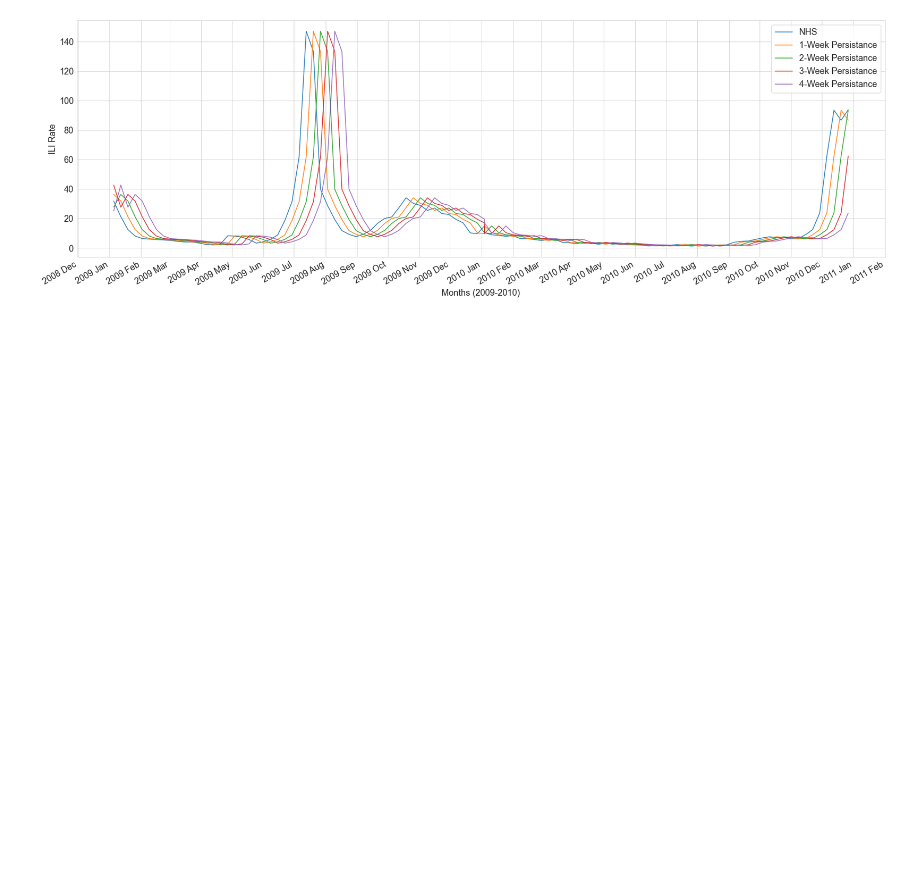
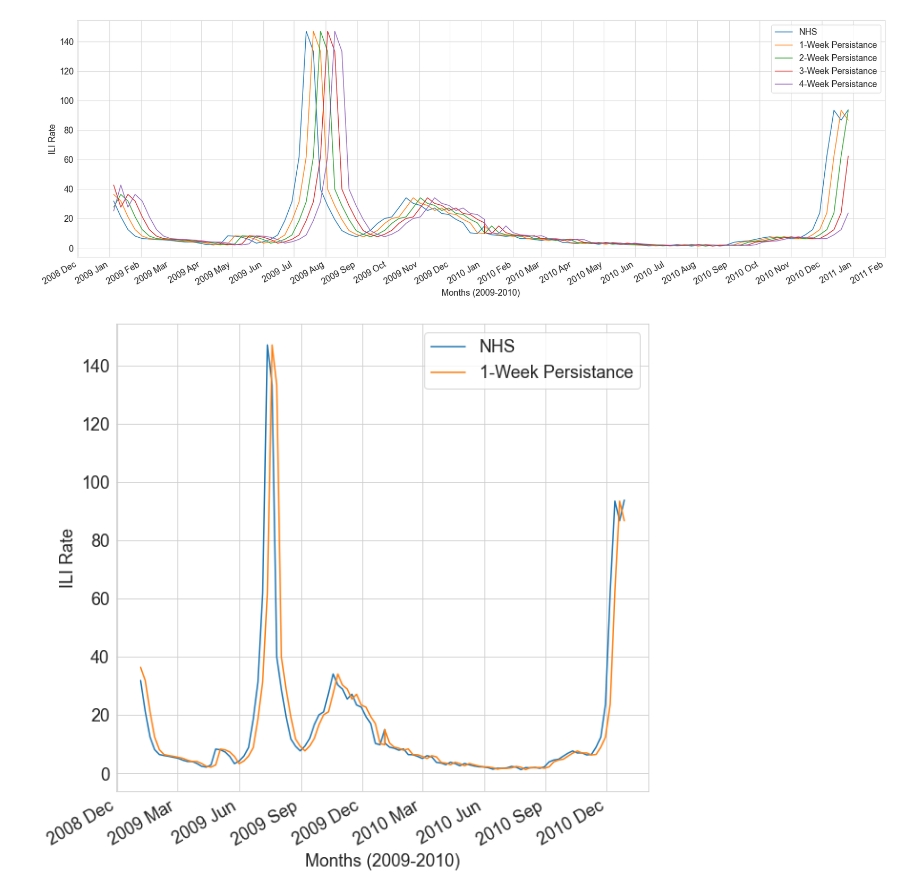
Before and after one commit to Influenza-Forecasting-Using-Online-Data/influenza-forecasting, a Jupyter notebook: baseline_plots.ipynb, the cells around one changed output. Saved outputs shown, nothing was run; the diff lists cells and outputs as text; code cells hidden in the pictures; blank space fills up the shorter version.

```diff
--- a/baseline_plots.ipynb
+++ b/baseline_plots.ipynb
@@ -34,13 +34,13 @@ df_with_4week_baseline = create_baseline(df, 4)
 def plot_multiple_in_year_range(data, *additional_data, year_range=[2004, 2018], labels=[]):
     year_range_query = 'year >= ' + str(year_range[0]) + ' and year <= ' + str(year_range[1])
 
-    fig, ax = plt.subplots(figsize=(30, 10))
+    fig, ax = plt.subplots(figsize=(10, 10))
 
     data.query(year_range_query).plot(x='year week', y='Disease Rate', x_compat=True, ax=ax)
     for d in additional_data:
         d.query(year_range_query).plot(x='year week', y='Predicted Rate', x_compat=True, ax=ax)
 
-    ax.xaxis.set_major_locator(mdates.MonthLocator(bymonthday=1))
+    ax.xaxis.set_major_locator(mdates.MonthLocator(bymonthday=1, interval = 3))
     ax.xaxis.set_major_formatter(mdates.DateFormatter('%Y %b'))
 
     plt.xticks(fontsize=18)
@@ -66,3 +66,10 @@ plot_multiple_in_year_range(df, df_with_1week_baseline, df_with_2week_baseline,
                            )
 # %% [output]
 [figure]
+# %%
+plot_multiple_in_year_range(df, df_with_1week_baseline,
+                            year_range=[2009, 2010],
+                            labels=["NHS","1-Week Persistance"]
+                           )
+# %% [output]
+[figure, added]
```
Also changed, not shown: parts of 2 cells of this notebook.
